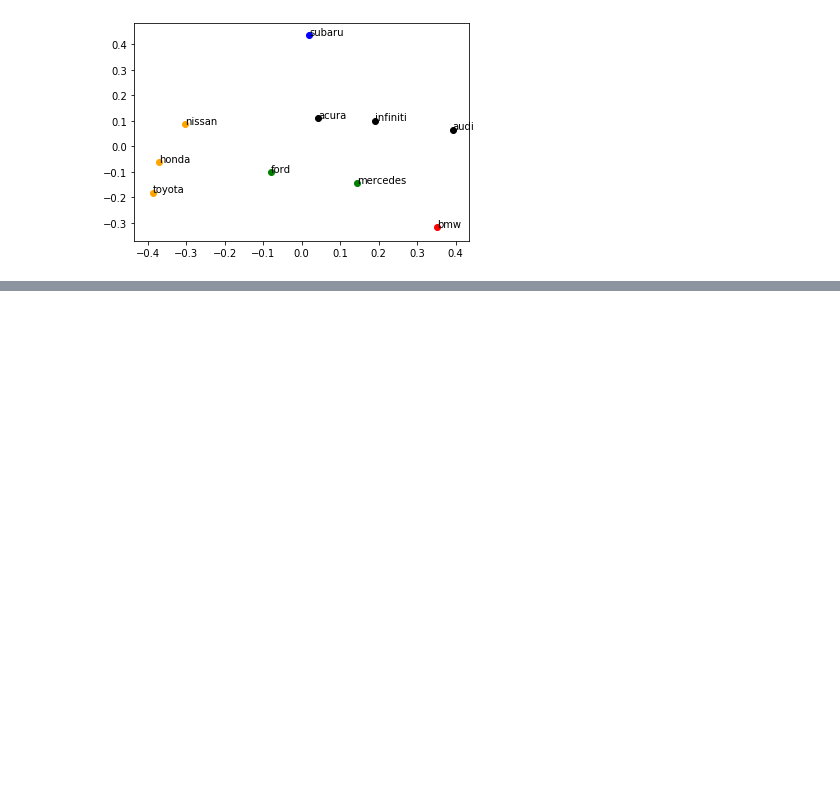
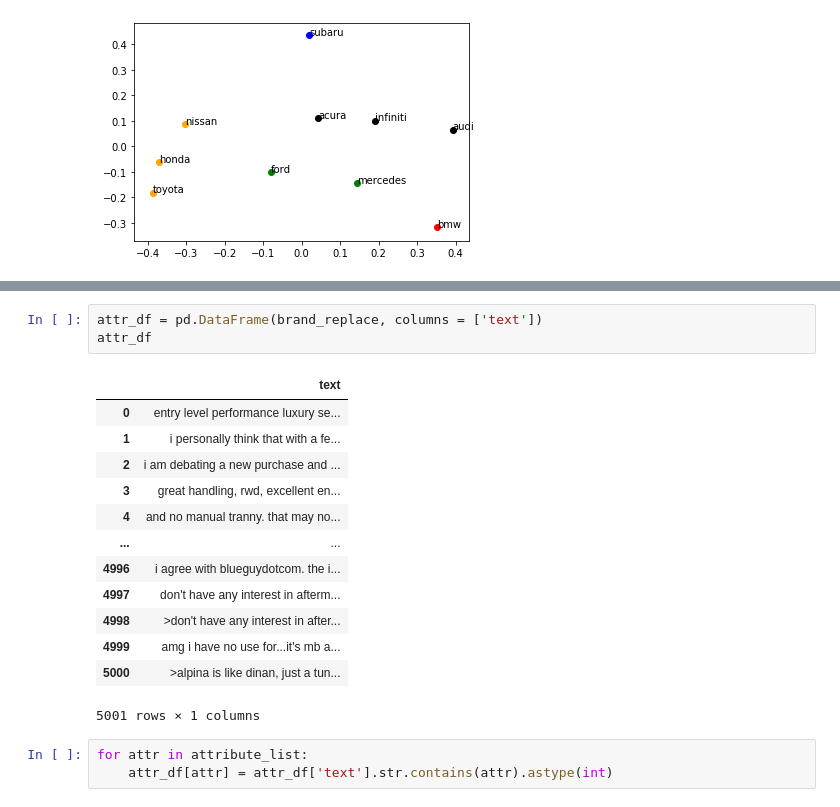
Before and after one commit to chenson2018/Text-Analysis-Class, a Jupyter notebook: Assignment 1/Henson_HW1.ipynb, the cells around one changed output, grey strips where cells are left out. Cells and saved outputs as stored; diff of their text form; blank space fills up the shorter version.

```diff
--- a/Assignment 1/Henson_HW1.ipynb
+++ b/Assignment 1/Henson_HW1.ipynb
@@ -381,0 +472,20 @@ for k in range(2,6):
+# %%
+attr_df = pd.DataFrame(brand_replace, columns = ['text'])
+attr_df
+# %% [output]
+|  | text |
+| 0 | entry level performance luxury se... |
+| 1 | i personally think that with a fe... |
+| 2 | i am debating a new purchase and ... |
+| 3 | great handling, rwd, excellent en... |
+| 4 | and no manual tranny. that may no... |
+| ... | ... |
+| 4996 | i agree with blueguydotcom. the i... |
+| 4997 | don't have any interest in afterm... |
+| 4998 | >don't have any interest in after... |
+| 4999 | amg i have no use for...it's mb a... |
+| 5000 | >alpina is like dinan, just a tun... |
+5001 rows × 1 columns
+# %%
+for attr in attribute_list:
+    attr_df[attr] = attr_df['text'].str.contains(attr).astype(int)
```
Also changed, not shown: parts of 11 cells of this notebook.
